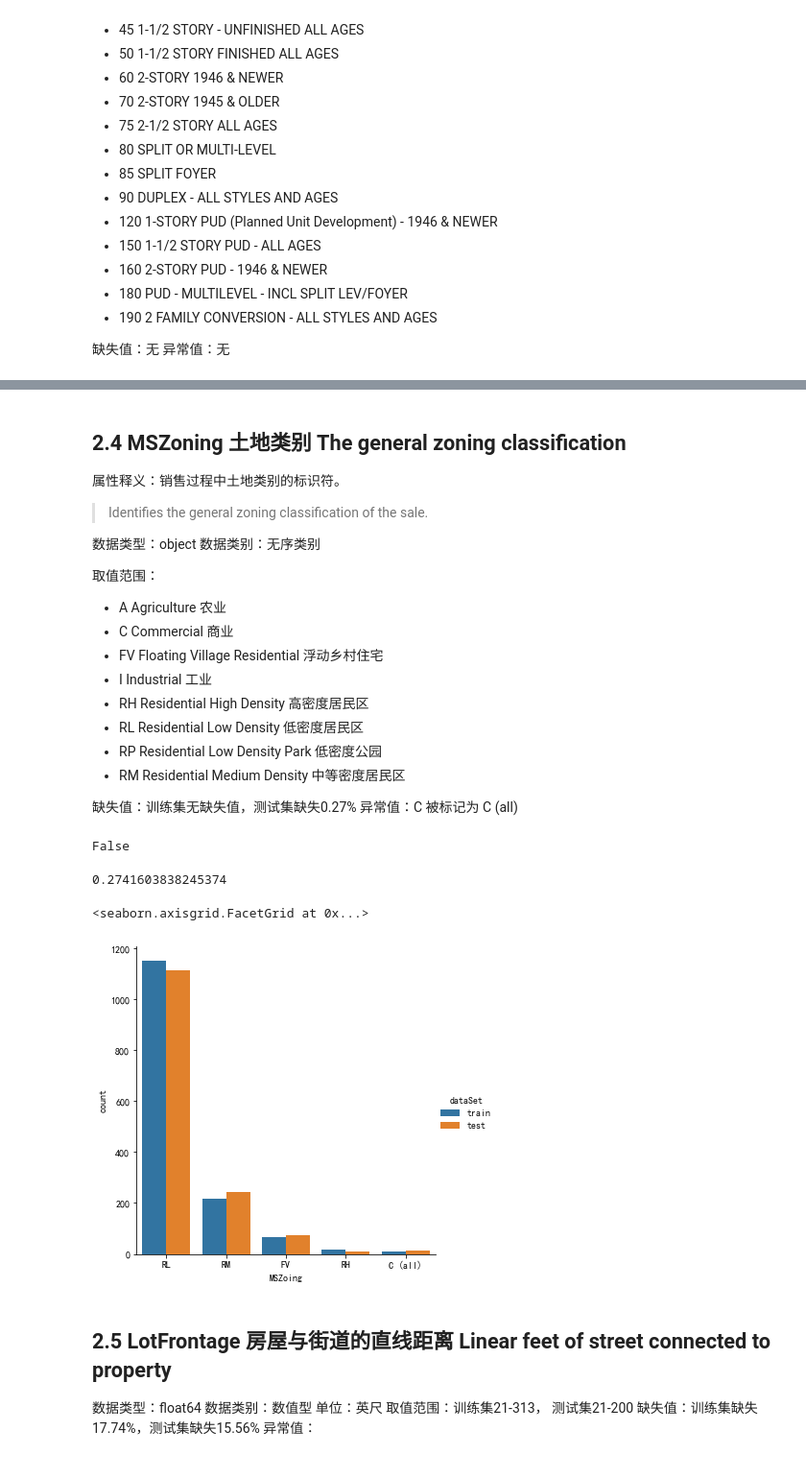
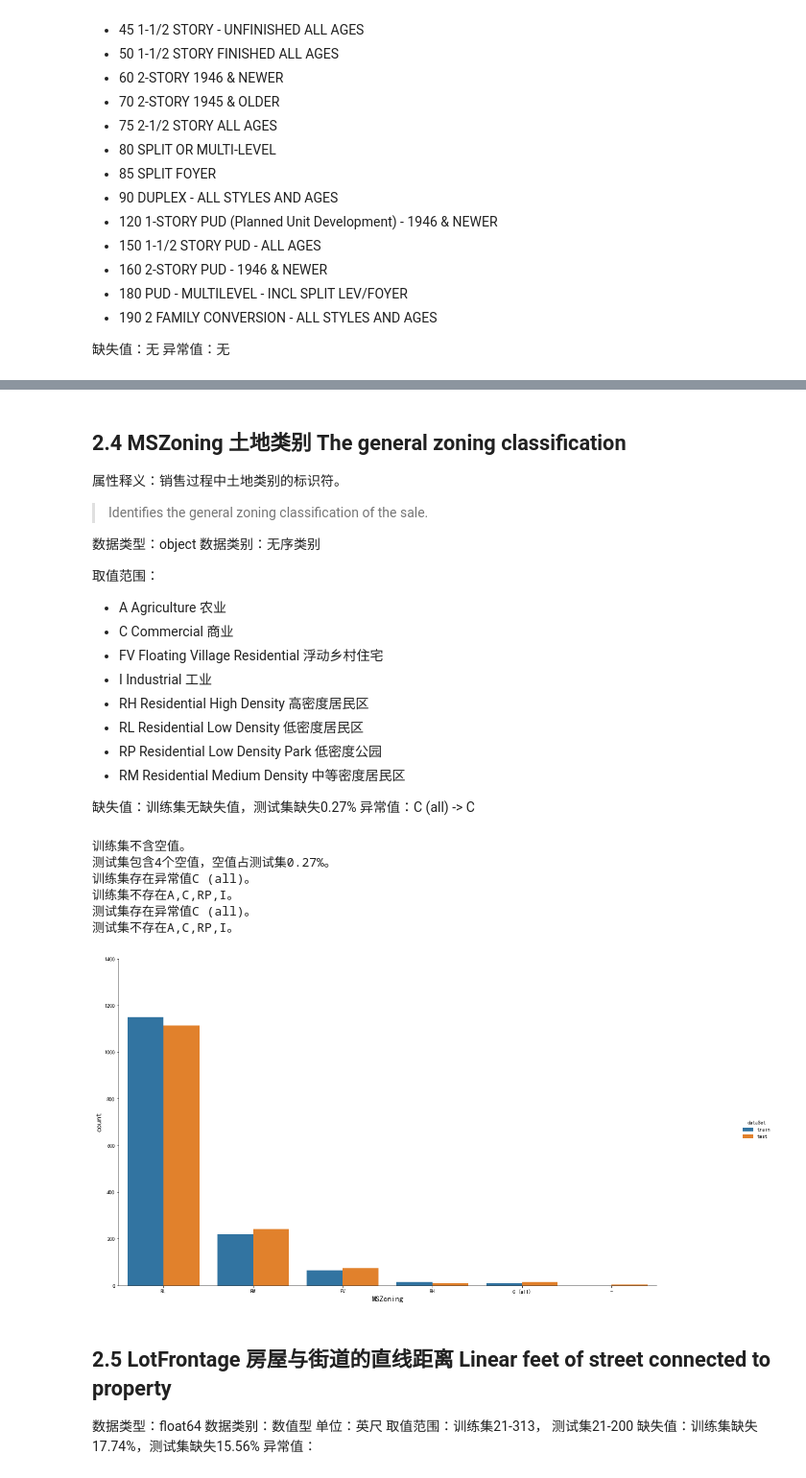
Before and after one commit to malng/DataModelingPortfolio, a Jupyter notebook: House-Prices_Advanced-Regression-Techniques/House-Prices_EDA.ipynb, the cells around one changed output, grey strips where cells are left out. Shown: that part at 96% size. Cells and saved outputs as stored; diff of their text form; code cells hidden in the pictures.

```diff
--- a/House-Prices_Advanced-Regression-Techniques/House-Prices_EDA.ipynb
+++ b/House-Prices_Advanced-Regression-Techniques/House-Prices_EDA.ipynb
@@ -250,26 +233,19 @@ plt.show()
 + RM	Residential Medium Density 中等密度居民区
 
 缺失值：训练集无缺失值，测试集缺失0.27%
-异常值：C 被标记为 C (all)
+异常值：C (all) -> C
-# %%
-set(train.MSZoning), set(test.MSZoning)
-set(train.MSZoning).issuperset({np.nan})
-# %% [output]
-False
-# %%
-test['MSZoning'].isnull().sum() / test['MSZoning'].shape[0] * 100
-# %% [output]
-0.2741603838245374
-# %%
-train_df, test_df = (ds['MSZoning'].value_counts().copy().reset_index()
-                     for ds in [train, test])
-train_df['dataSet'] = 'train'; test_df['dataSet'] = 'test'
-df = pd.concat([train_df, test_df])
-df.columns = ['MSZoing', 'count', 'dataSet']
-sns.catplot(data=df, kind='bar', x='MSZoing', y='count', hue='dataSet')
-# %% [output]
-<seaborn.axisgrid.FacetGrid at 0x...>
-[figure, removed]
+# %%
+single_category_attribute_analysis(
+    train, test, 'MSZoning',
+    {'A','C','FV','I','RH','RL','RP','RM',})
+# %% [output]
+训练集不含空值。
+测试集包含4个空值，空值占测试集0.27%。
+训练集存在异常值C (all)。
+训练集不存在A,C,RP,I。
+测试集存在异常值C (all)。
+测试集不存在A,C,RP,I。
+[figure, added]
 # %% [markdown]
 ## 2.5 LotFrontage 房屋与街道的直线距离 Linear feet of street connected to property
 数据类型：float64
```
Also changed, not shown: parts of 93 cells of this notebook.
